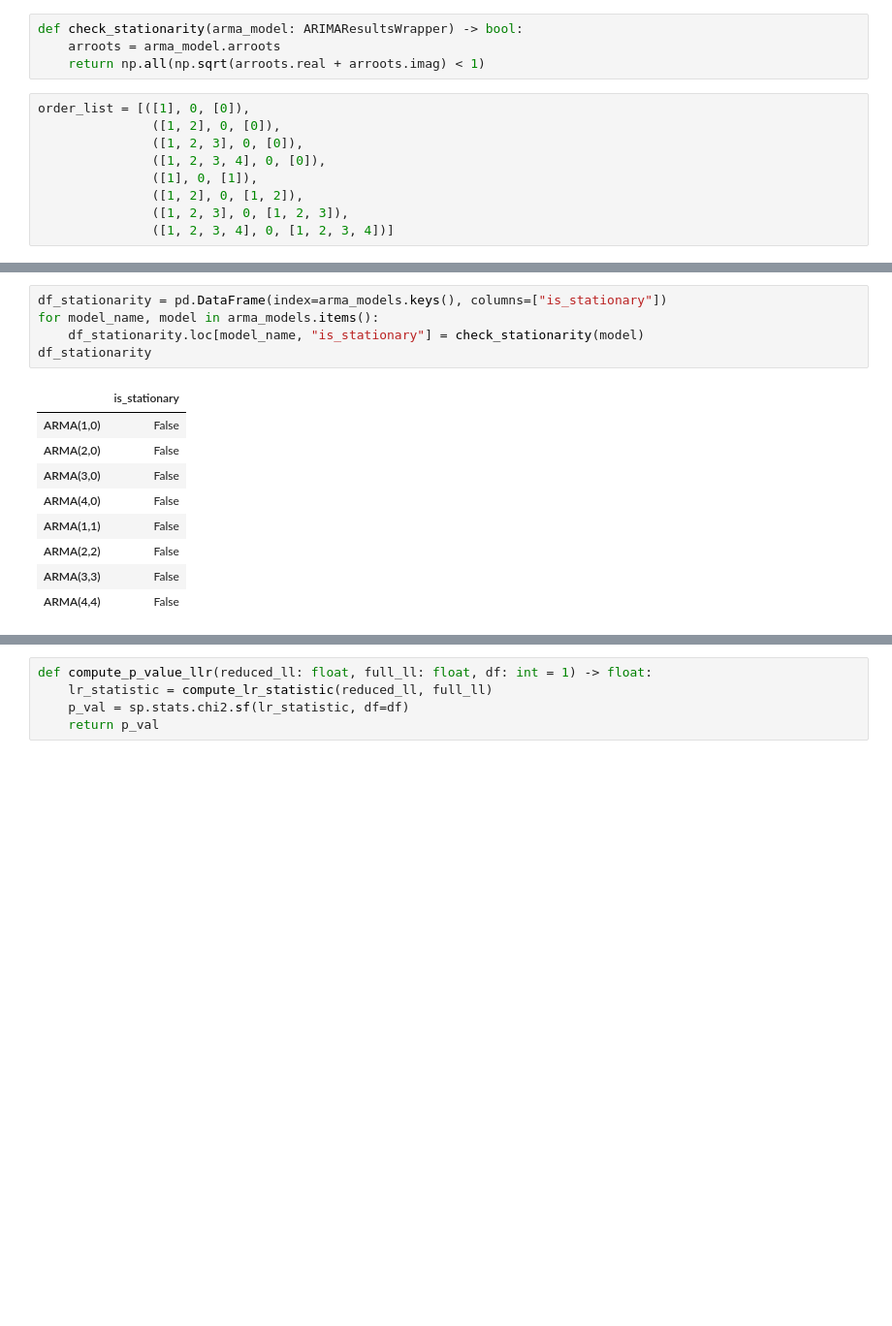
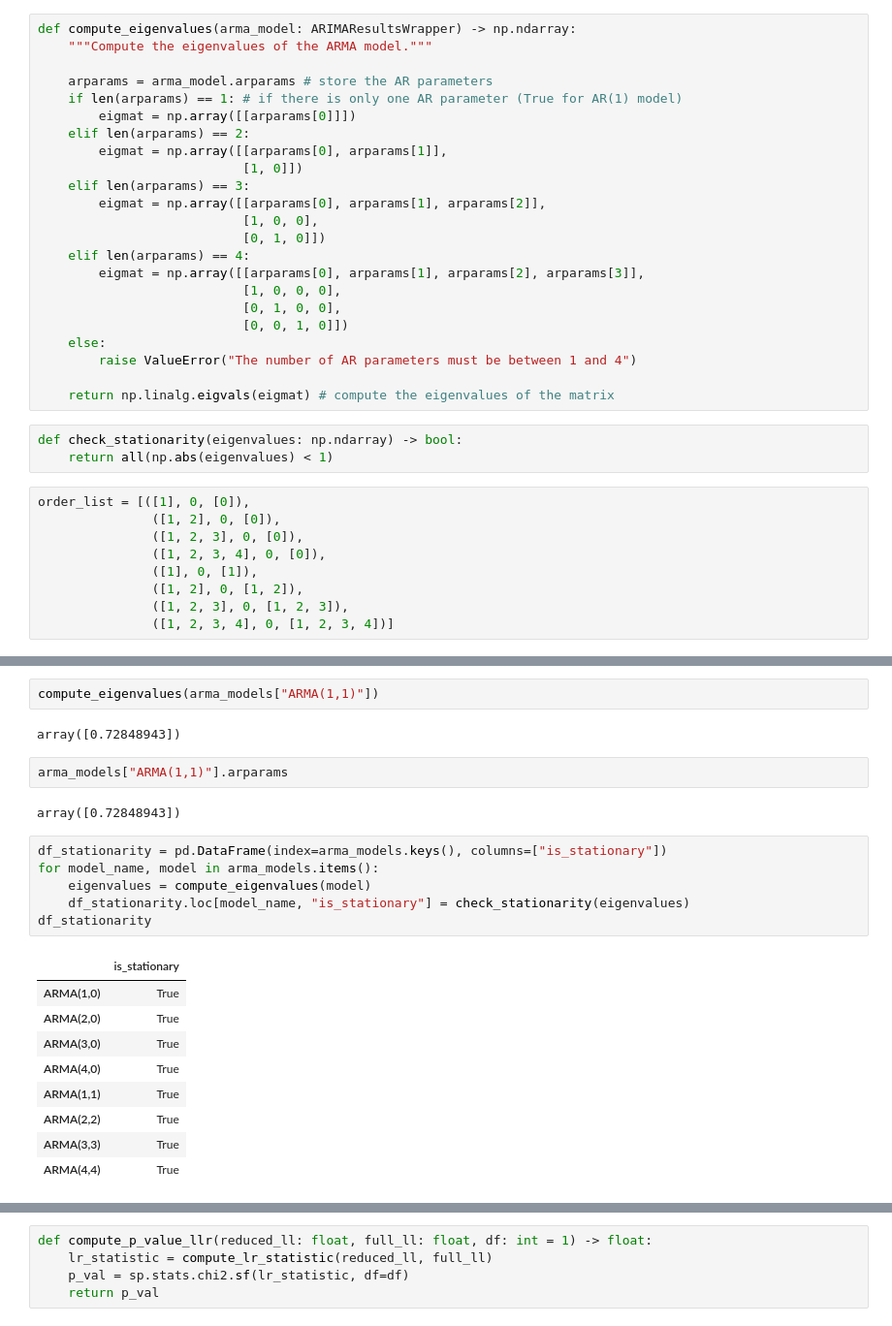
Before and after one commit to Thomas4390/econometrics_tp1, a Jupyter notebook: tp1.ipynb, the cells around one changed output, grey strips where cells are left out. Shown: that part at 97% size. Saved outputs shown, nothing was run; the diff lists cells and outputs as text; blank space fills up the shorter version.

```diff
--- a/tp1.ipynb
+++ b/tp1.ipynb
@@ -207,10 +207,32 @@ Considérons les 8 modèles suivants :
 - ARMA(2,2): $y_t = \delta + \phi_1 y_{t-1} + \phi_2 y_{t-2} - \theta_1 \epsilon_{t-1} - \theta_2 \epsilon_{t-2} + \epsilon_t$
 - ARMA(3,3): $y_t = \delta + \phi_1 y_{t-1} + \phi_2 y_{t-2} + \phi_3 y_{t-3} - \theta_1 \epsilon_{t-1} - \theta_2 \epsilon_{t-2} - \theta_3 \epsilon_{t-3} + \epsilon_t$
 - ARMA(4,4): $y_t = \delta + \phi_1 y_{t-1} + \phi_2 y_{t-2} + \phi_3 y_{t-3} + \phi_4 y_{t-4} - \theta_1 \epsilon_{t-1} - \theta_2 \epsilon_{t-2} - \theta_3 \epsilon_{t-3} - \theta_4 \epsilon_{t-4} + \epsilon_t$
+# %%
+def compute_eigenvalues(arma_model: ARIMAResultsWrapper) -> np.ndarray:
+    """Compute the eigenvalues of the ARMA model."""
+
+    arparams = arma_model.arparams # store the AR parameters
+    if len(arparams) == 1: # if there is only one AR parameter (True for AR(1) model)
+        eigmat = np.array([[arparams[0]]])
+    elif len(arparams) == 2:
+        eigmat = np.array([[arparams[0], arparams[1]],
+                           [1, 0]])
+    elif len(arparams) == 3:
+        eigmat = np.array([[arparams[0], arparams[1], arparams[2]],
+                           [1, 0, 0],
+                           [0, 1, 0]])
+    elif len(arparams) == 4:
+        eigmat = np.array([[arparams[0], arparams[1], arparams[2], arparams[3]],
+                           [1, 0, 0, 0],
+                           [0, 1, 0, 0],
+                           [0, 0, 1, 0]])
+    else:
+        raise ValueError("The number of AR parameters must be between 1 and 4")
+
+    return np.linalg.eigvals(eigmat) # compute the eigenvalues of the matrix
 # %%
-def check_stationarity(arma_model: ARIMAResultsWrapper) -> bool:
-    arroots = arma_model.arroots
-    return np.all(np.sqrt(arroots.real + arroots.imag) < 1)
+def check_stationarity(eigenvalues: np.ndarray) -> bool:
+    return all(np.abs(eigenvalues) < 1)
 # %%
 order_list = [([1], 0, [0]),
                ([1, 2], 0, [0]),
@@ -249,19 +271,28 @@ Covariance Type:                  opg
 
 Warnings:
 [1] Covariance matrix calculated using the outer product of gradients (complex-step).
+# %%
+compute_eigenvalues(arma_models["ARMA(1,1)"])
+# %% [output]
+array([0.72848943])
+# %%
+arma_models["ARMA(1,1)"].arparams
+# %% [output]
+array([0.72848943])
 # %%
 df_stationarity = pd.DataFrame(index=arma_models.keys(), columns=["is_stationary"])
 for model_name, model in arma_models.items():
-    df_stationarity.loc[model_name, "is_stationary"] = check_stationarity(model)
+    eigenvalues = compute_eigenvalues(model)
+    df_stationarity.loc[model_name, "is_stationary"] = check_stationarity(eigenvalues)
 df_stationarity
 # %% [output]
 |  | is_stationary |
-| ARMA(1,0) | False |
-| ARMA(2,0) | False |
-| ARMA(3,0) | False |
-| ARMA(4,0) | False |
-| ARMA(1,1) | False |
-| ARMA(2,2) | False |
-| ARMA(3,3) | False |
-| ARMA(4,4) | False |
+| ARMA(1,0) | True |
+| ARMA(2,0) | True |
+| ARMA(3,0) | True |
+| ARMA(4,0) | True |
+| ARMA(1,1) | True |
+| ARMA(2,2) | True |
+| ARMA(3,3) | True |
+| ARMA(4,4) | True |
 # %%
```
Also changed, not shown: parts of 2 cells of this notebook.
